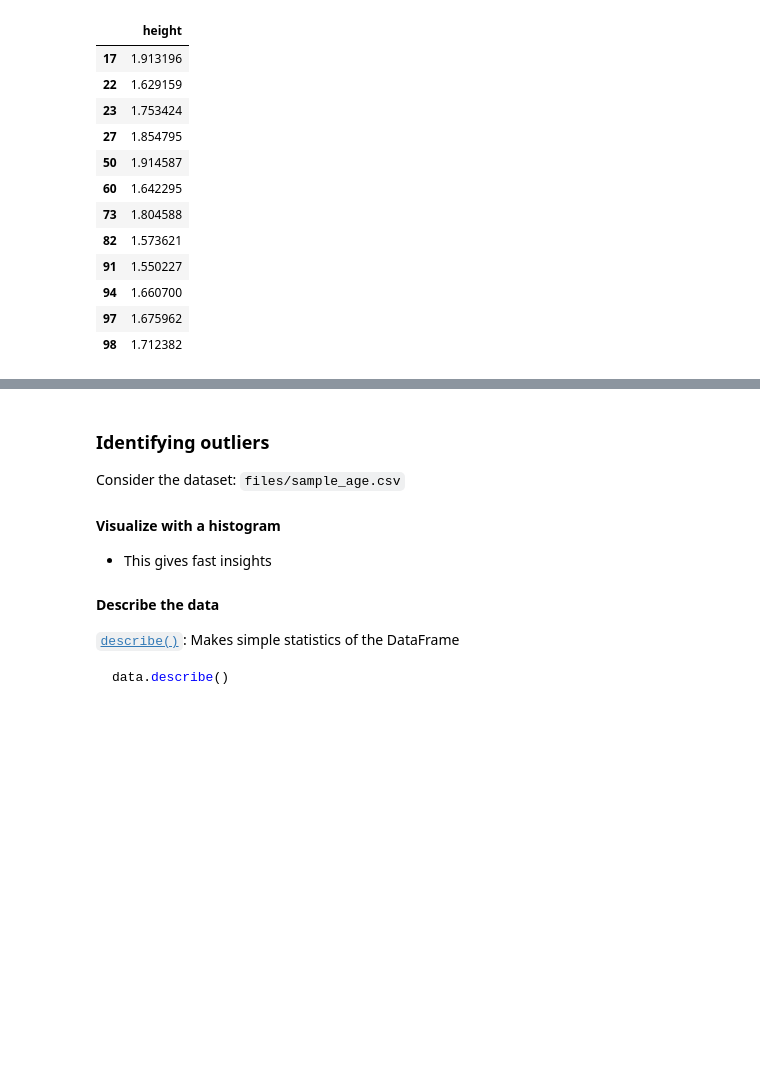
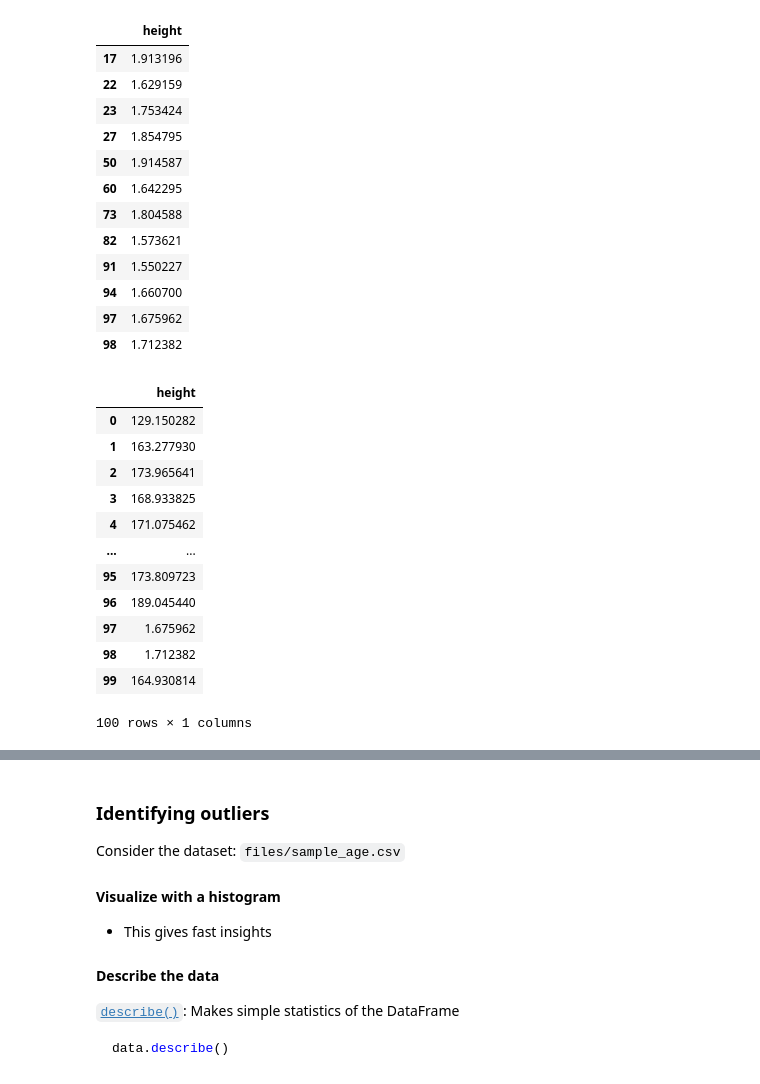
Before and after one commit to Teja414/DataScienceWithPython, a Jupyter notebook: 01_Lesson_Visualization.ipynb, the cells around one changed output, grey strips where cells are left out. Drawn from its saved outputs; the diff is of its cells as text; code cells hidden in the pictures; blank space fills up the shorter version.

```diff
--- a/01_Lesson_Visualization.ipynb
+++ b/01_Lesson_Visualization.ipynb
@@ -151,3 +152,19 @@ data[data['height'] < 50]
 | 94 | 1.660700 |
 | 97 | 1.675962 |
 | 98 | 1.712382 |
+# %%
+data
+# %% [output]
+|  | height |
+| 0 | 129.150282 |
+| 1 | 163.277930 |
+| 2 | 173.965641 |
+| 3 | 168.933825 |
+| 4 | 171.075462 |
+| ... | ... |
+| 95 | 173.809723 |
+| 96 | 189.045440 |
+| 97 | 1.675962 |
+| 98 | 1.712382 |
+| 99 | 164.930814 |
+100 rows × 1 columns
```
Also changed, not shown: parts of 11 cells of this notebook.
